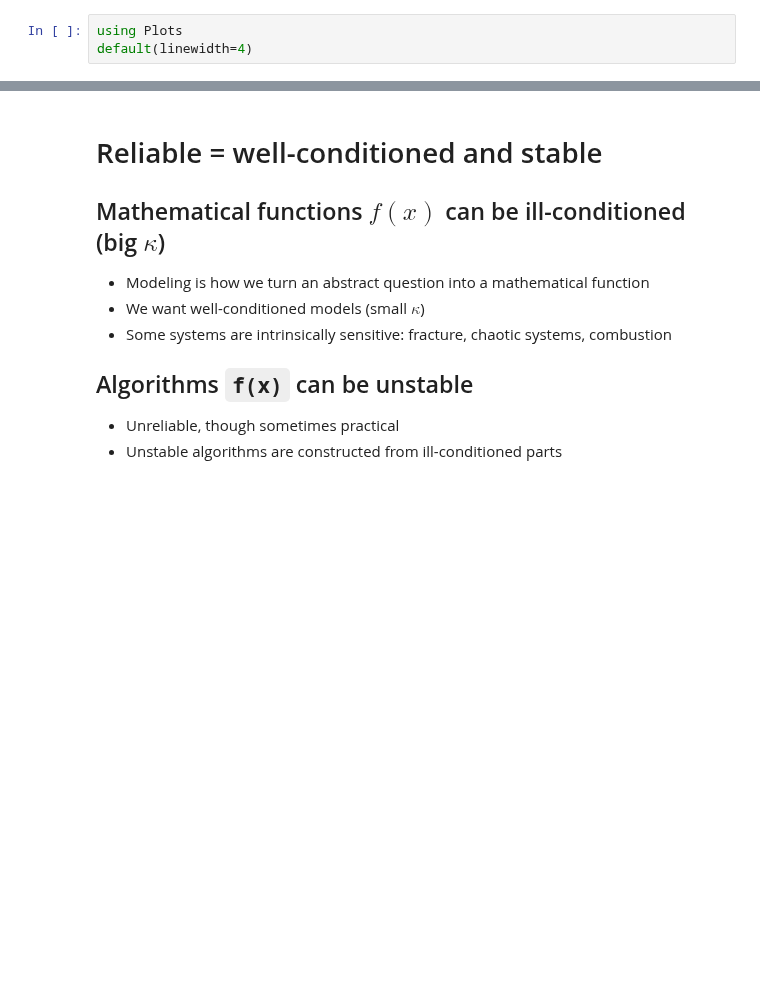
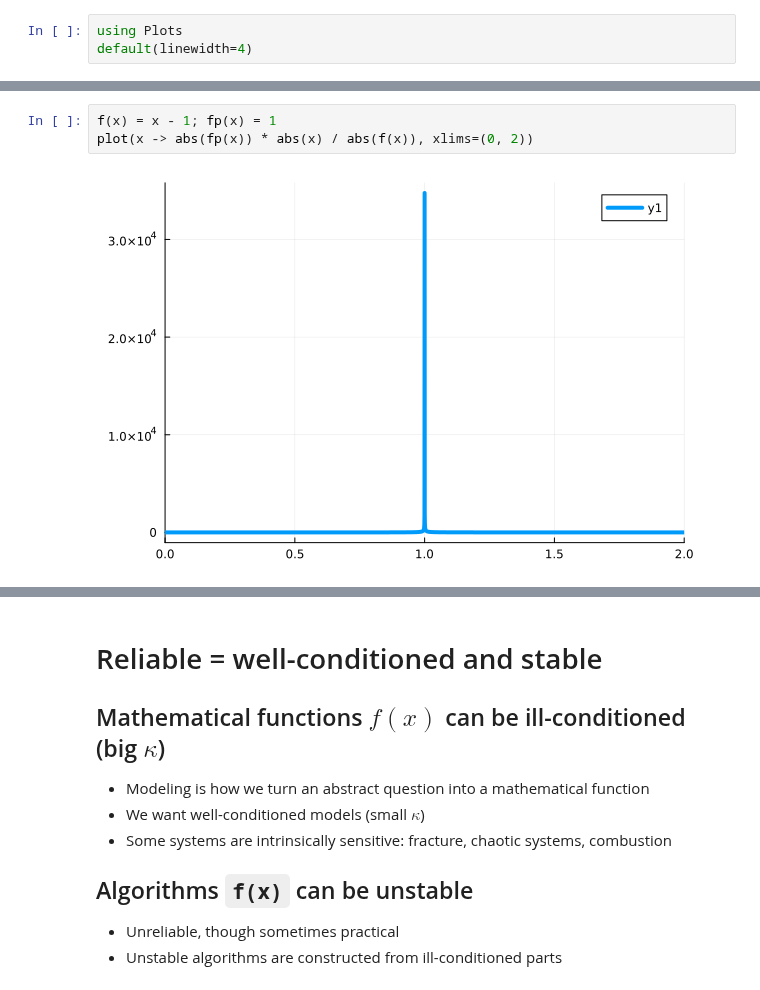
Before and after one commit to cu-numcomp/fall26, a Jupyter notebook: slides/2026-08-28-stability.ipynb, the cells around one changed output, grey strips where cells are left out. Cells and saved outputs as stored; diff of their text form; blank space fills up the shorter version.

```diff
--- a/slides/2026-08-28-stability.ipynb
+++ b/slides/2026-08-28-stability.ipynb
@@ -18,0 +36,5 @@ default(linewidth=4)
+# %%
+f(x) = x - 1; fp(x) = 1
+plot(x -> abs(fp(x)) * abs(x) / abs(f(x)), xlims=(0, 2))
+# %% [output]
+[figure, added]
```
Also changed, not shown: parts of 14 cells of this notebook, 6 other files.
